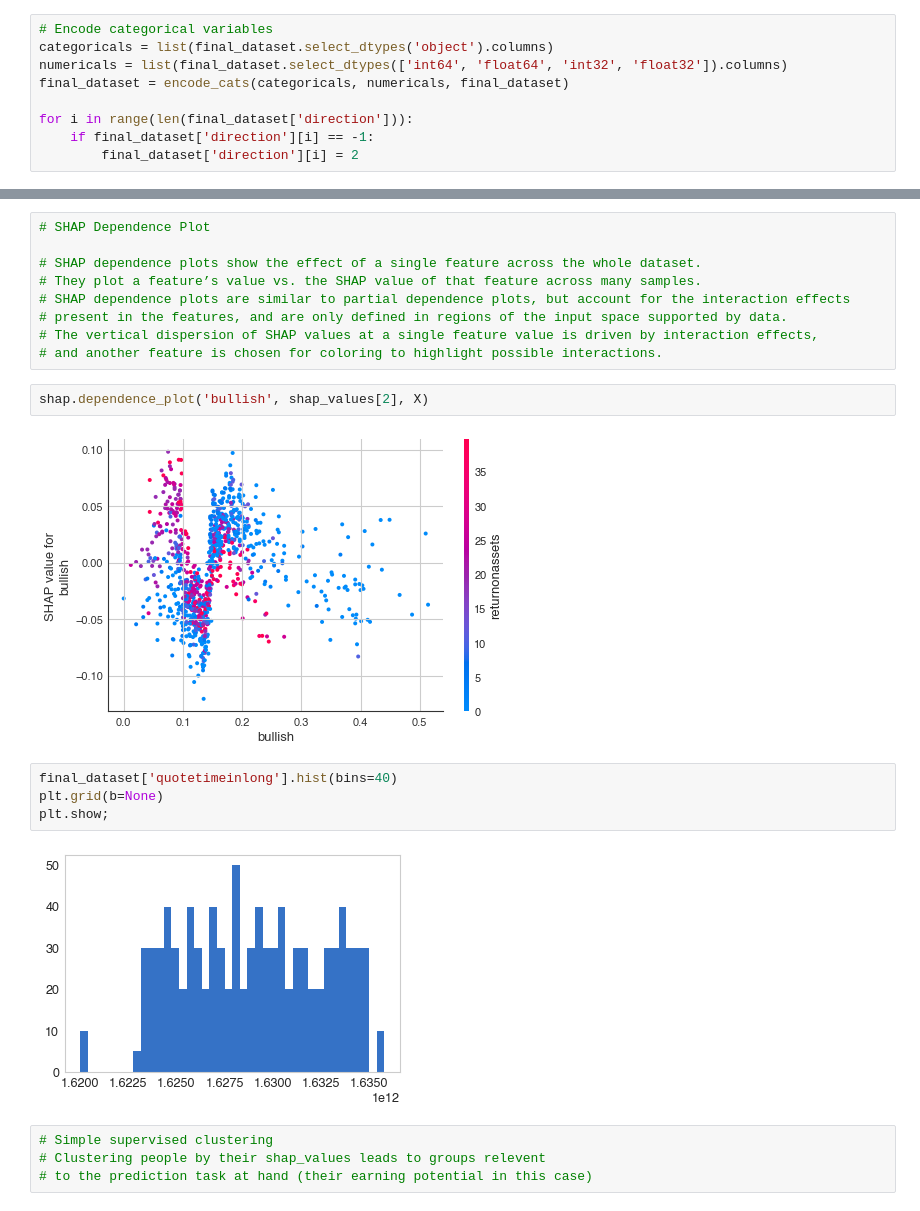
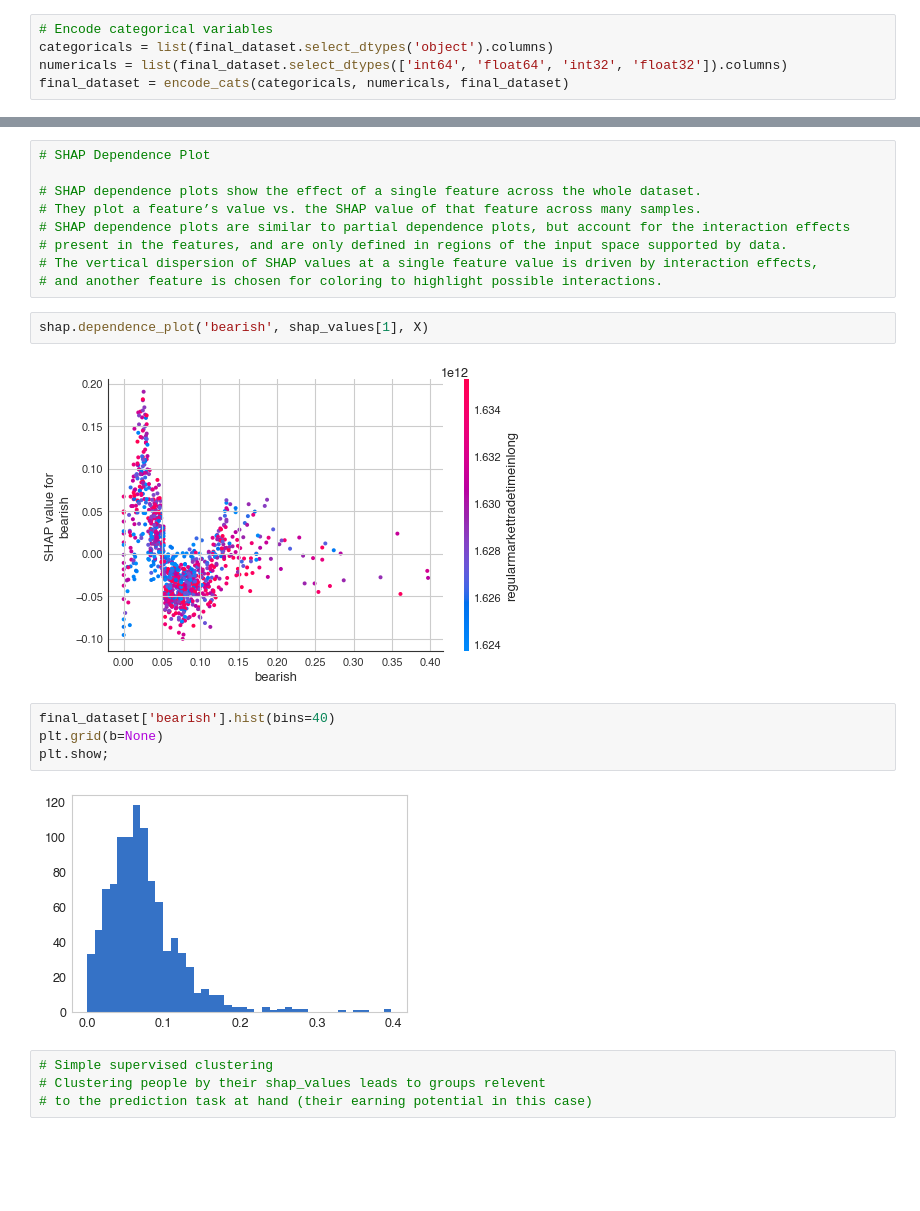
Before and after one commit to mdominguez2010/wsb-sentiment-analysis, a Jupyter notebook: model/model_interpretation.ipynb, the cells around one changed output, grey strips where cells are left out. Drawn from its saved outputs; the diff is of its cells as text; blank space fills up the shorter version.

```diff
--- a/model/model_interpretation.ipynb
+++ b/model/model_interpretation.ipynb
@@ -38,10 +44,6 @@ def encode_cats(categoricals, numericals, df):
 categoricals = list(final_dataset.select_dtypes('object').columns)
 numericals = list(final_dataset.select_dtypes(['int64', 'float64', 'int32', 'float32']).columns)
 final_dataset = encode_cats(categoricals, numericals, final_dataset)
-
-for i in range(len(final_dataset['direction'])):
-    if final_dataset['direction'][i] == -1:
-        final_dataset['direction'][i] = 2
 # %%
 X = final_dataset.loc[:, "bearish":]
 y = final_dataset['direction'].values
@@ -118,15 +118,15 @@ shap.summary_plot(shap_values[2], X)
 # The vertical dispersion of SHAP values at a single feature value is driven by interaction effects,
 # and another feature is chosen for coloring to highlight possible interactions.
 # %%
-shap.dependence_plot('bullish', shap_values[2], X)
+shap.dependence_plot('bearish', shap_values[1], X)
 # %% [output]
-[figure, old version]
+[figure, new version]
 # %%
-final_dataset['quotetimeinlong'].hist(bins=40)
+final_dataset['bearish'].hist(bins=40)
 plt.grid(b=None)
 plt.show;
 # %% [output]
-[figure, old version]
+[figure, new version]
 # %%
 # Simple supervised clustering
 # Clustering people by their shap_values leads to groups relevent
```
Also changed, not shown: parts of 8 cells of this notebook, 1 other file.
